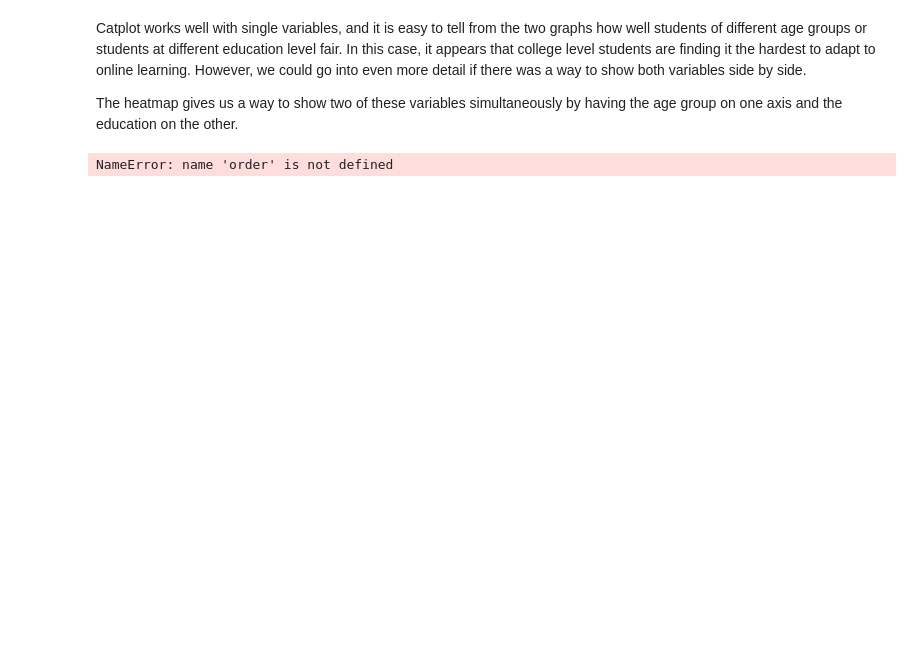
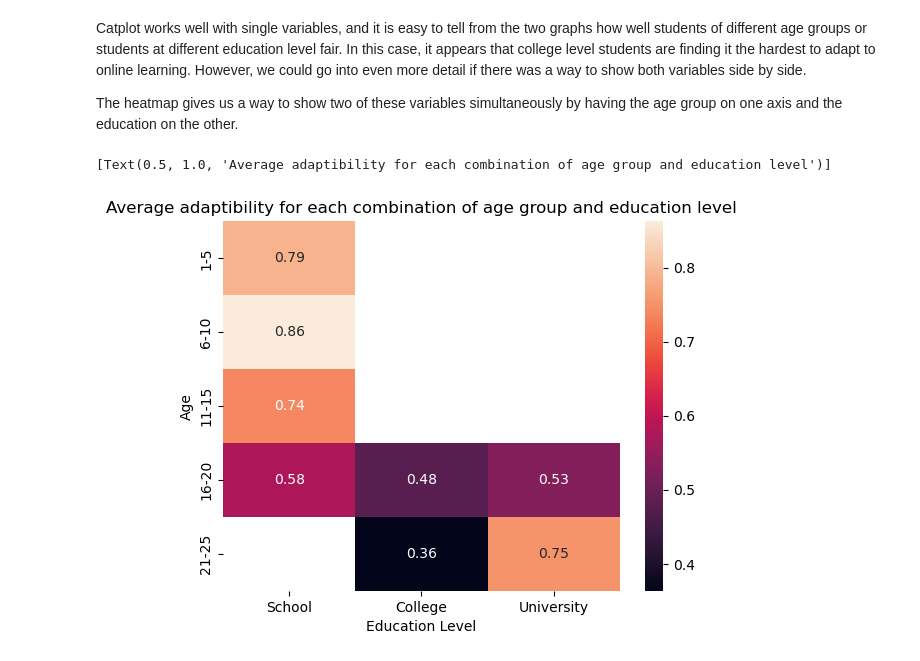
Before and after one commit to ubco-W2022T2-data301/project-group-group37, a Jupyter notebook: analysis/analysis2.ipynb, the cells around one changed output. Saved outputs shown, nothing was run; the diff lists cells and outputs as text; code cells hidden in the pictures; blank space fills up the shorter version.

```diff
--- a/analysis/analysis2.ipynb
+++ b/analysis/analysis2.ipynb
@@ -129,8 +130,9 @@ However, we could go into even more detail if there was a way to show both varia
 The heatmap gives us a way to show two of these variables simultaneously by having the age group on one axis and the education on the other.
 # %%
 pivotDF = df.pivot_table(values = "Numeric Adaptability", index = "Age", columns = "Education Level")
-pivotDF = pivotDF.reindex(order, axis = 0)
+pivotDF = pivotDF.reindex(age_order, axis = 0)
 pivotDF = pivotDF.reindex(["School", "College", "University"], axis = 1)
-sns.heatmap(data = pivotDF, annot = True)
+sns.heatmap(data = pivotDF, annot = True).set(title = "Average adaptibility for each combination of age group and education level")
 # %% [output]
-NameError: name 'order' is not defined
+[Text(0.5, 1.0, 'Average adaptibility for each combination of age group and education level')]
+[figure, added]
```
Also changed, not shown: parts of 3 cells of this notebook, 3 other files.
